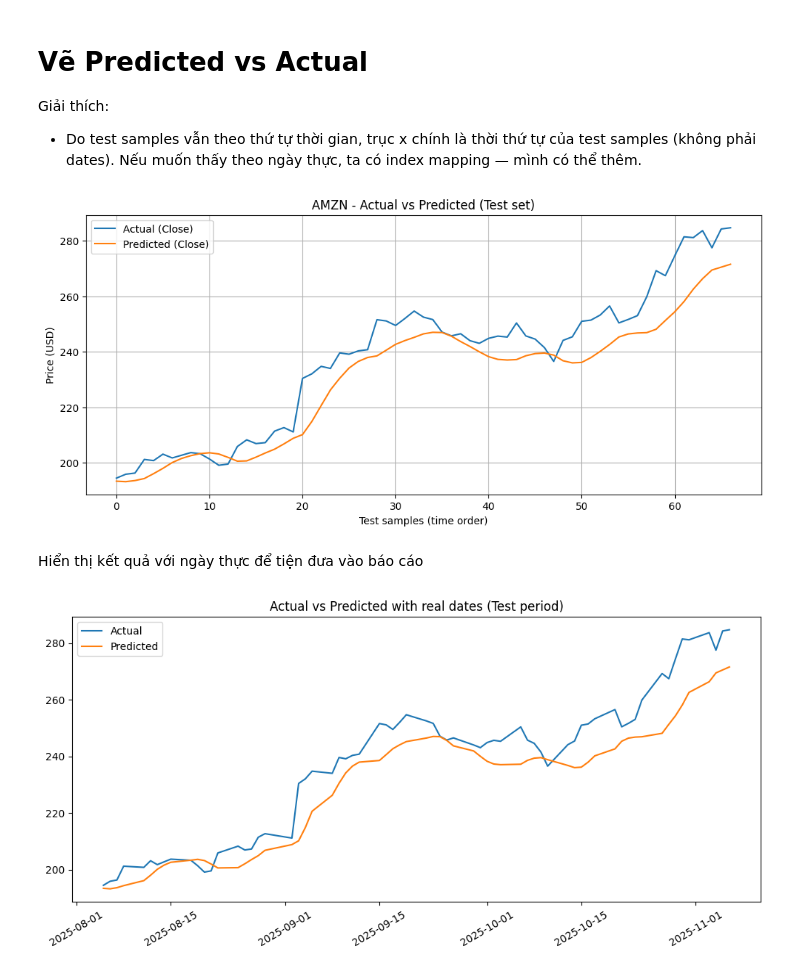
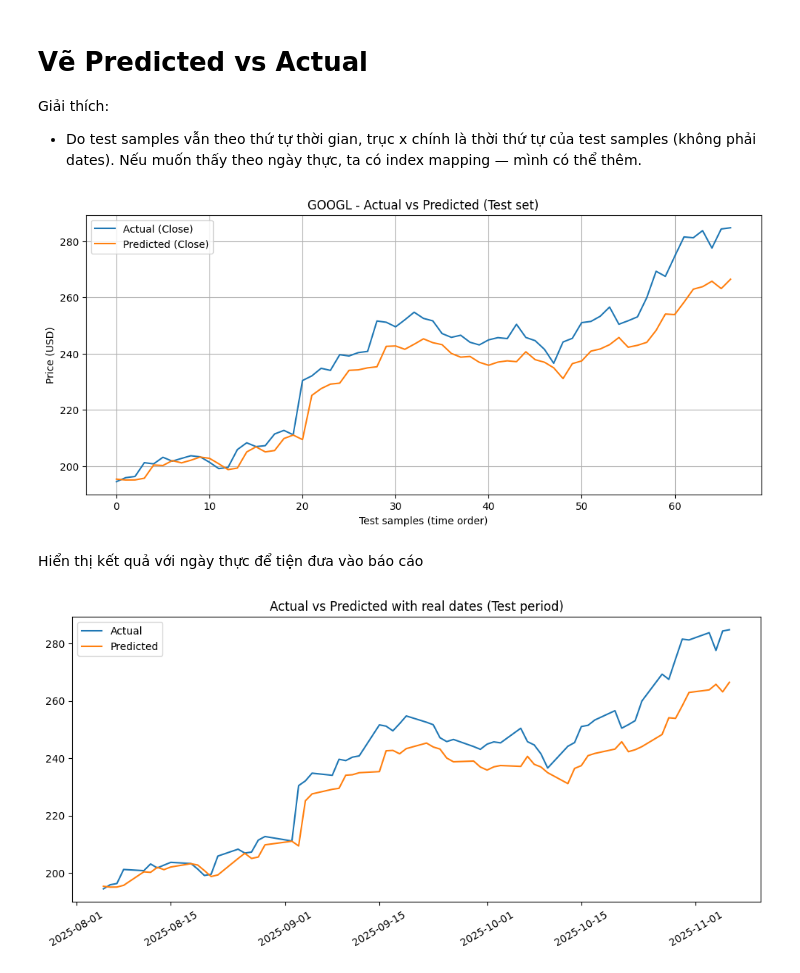
Before and after one commit to nmhkha/DL_Practice, a Jupyter notebook: Lap/StockPriceForecasting.ipynb, the cells around one changed output. Cells and saved outputs as stored; diff of their text form; code cells hidden in the pictures.

```diff
--- a/Lap/StockPriceForecasting.ipynb
+++ b/Lap/StockPriceForecasting.ipynb
@@ -180,7 +104,7 @@ BATCH_SIZE = 32
 HIDDEN_SIZE = 64
 NUM_LAYERS = 2
 LR = 0.001
-EPOCHS = 50
+EPOCHS = 200
 DEVICE = "cuda" if torch.cuda.is_available() else "cpu"
 print("Device: ",DEVICE)
 # %% [output]
@@ -470,16 +396,16 @@ Giải thích:
 # %%
 # Plot predictions vs actual (test set)
 plt.figure(figsize=(12,5))
 plt.plot(trues_price, label="Actual (Close)")
 plt.plot(preds_price, label="Predicted (Close)")
 plt.xlabel("Test samples (time order)")
 plt.ylabel("Price (USD)")
-plt.title("AMZN - Actual vs Predicted (Test set)")
+plt.title("GOOGL - Actual vs Predicted (Test set)")
 plt.legend()
 plt.grid(True)
 plt.show()
 # %% [output]
-[figure, old version]
+[figure, new version]
 # %% [markdown]
 Hiển thị kết quả với ngày thực để tiện đưa vào báo cáo
 # %%
@@ -496,4 +422,4 @@ plt.legend()
 plt.title("Actual vs Predicted with real dates (Test period)")
 plt.show()
 # %% [output]
-[figure, old version]
+[figure, new version]
```
Also changed, not shown: parts of 12 cells of this notebook, 1 other file.
